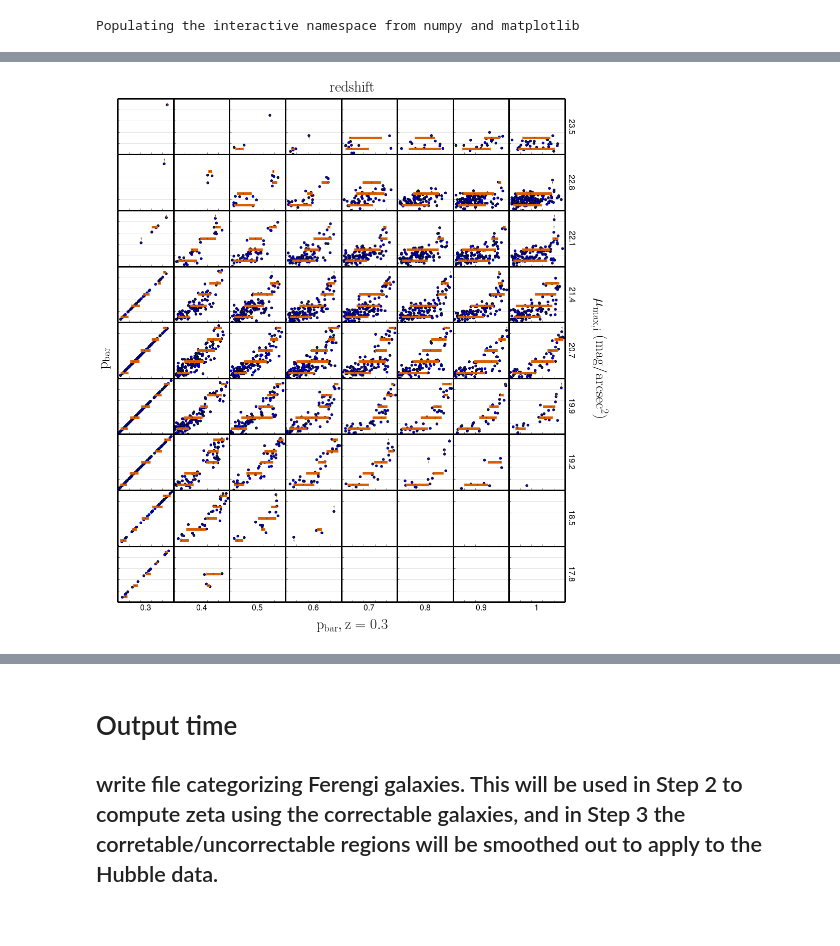
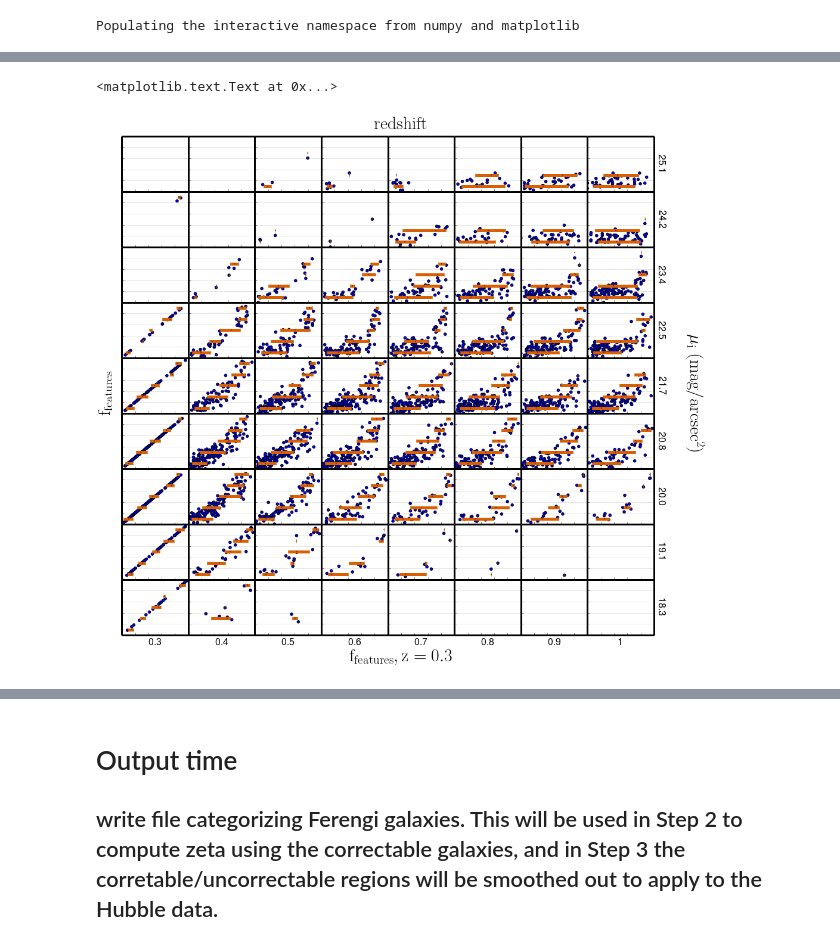
Before and after one commit to willettk/gzhubble, a Jupyter notebook: python/creating_debiased_catalog/STEP_1_p_features_thresholds_slope_method.ipynb, the cells around one changed output, grey strips where cells are left out. Saved outputs shown, nothing was run; the diff lists cells and outputs as text; code cells hidden in the pictures.

Commit message:
creating catalogs using surface brightness measured from sextractor parameters

```diff
--- a/python/creating_debiased_catalog/STEP_1_p_features_thresholds_slope_method.ipynb
+++ b/python/creating_debiased_catalog/STEP_1_p_features_thresholds_slope_method.ipynb
@@ -42,3 +50,14 @@ data = Table.read(ferengi_filename)
+# %%
+#Add new surface brightnesses to FERENGI table
+
+data = old_data.copy(copy_data=True)
+
+gz_sb = Table.Column(name='GZ_MU_I',length=len(data))
+data.add_columns([gz_sb])
+for gal in data:
+    gal['GZ_MU_I']=new_sb(gal['automag_i'],gal['r50'],gal['a_image'],gal['b_image'],0.03)
 # %%
 #Defining surface brightness bins
-yedges=np.linspace(np.min(data['mu_max_i']),np.max(data['mu_max_i']),10)
+SB = 'GZ_MU_I' #set which surface brightness to use
+yedges=np.linspace(np.min(data[SB]),np.max(data[SB]),10)
+yedges
@@ -70,7 +94,7 @@ for i,g in enumerate(galaxies):
             for row in data[this_gal][this_evo]:
                 for y in range(0,len(yedges)-1):
                     for j,hi_z in enumerate(reds):
-                        if round(row['sim_redshift'],2)==hi_z and row['mu_max_i'] > yedges[y] and row['mu_max_i'] < yedges[y+1]: #now look at high redshift data
+                        if round(row['sim_redshift'],2)==hi_z and row[SB] > yedges[y] and row[SB] < yedges[y+1]: #now look at high redshift data
                             scatter_dct[hi_z,yedges[y],'hi'].append(row[p_x]) # slap p_x in high list
                             scatter_dct[hi_z,yedges[y],'lo'].append(p_feat_at_3) # put z=0.3 value in low list
 # %%
@@ -107,6 +135,8 @@ for i in range(0,len(yedges)-1):
 y_label=y_label[::-1]
 for j,y in enumerate(yedge_int):
     for i,z in enumerate(reds):
+        if z==1 and y == 3:
+            plt.rcParams['axes.linewidth'] = 8 #embolden 1 square
         ax=plt.subplot(gs[j,i])
         xs=scatter_dct[z,yedges[y],'lo']
         ys=scatter_dct[z,yedges[y],'hi']
@@ -231,19 +261,20 @@ for j,y in enumerate(yedge_int):
 
         plt.tick_params(labelleft='off')
         plt.tick_params(top='off',right='off',labelbottom='off')
+        plt.rcParams['axes.linewidth'] = 3
 
 
         if j==8:
-            plt.xlabel('%s'%reds[i],fontsize=16)
+            plt.xlabel('%s'%reds[i],fontsize=34)
         if i==7:
             ax.yaxis.set_label_position("right")
-            plt.ylabel('%s'%str(y_label[j]).rjust(500),fontsize=16,rotation=270,labelpad=20)
+            plt.ylabel('%s'%str(round(y_label[j],1)).rjust(500),fontsize=34,rotation=270,labelpad=30)
 
-f.text(.78,.5,r'$\mathrm{\mu_{max,i}~(mag/arcsec^2)}$',rotation=270,fontsize=30,va='center')
-f.text(.45,.91,r'$\mathrm{redshift}$',fontsize=30,ha='center')
-f.text(.1,.5,r'$\mathrm{p_{features}}$',rotation=90,fontsize=30,va='center')
-f.text(.45,.08,r'$\mathrm{p_{features},z=0.3}$',fontsize=30,ha='center');
+fs = 55
+f.text(.78,.5,r'$\mathrm{\mu_{i}~(mag/arcsec^2)}$',rotation=270,fontsize=fs,va='center')
+f.text(.45,.91,r'$\mathrm{redshift}$',fontsize=fs,ha='center')
+f.text(.08,.5,r'$\mathrm{f_{features}}$',rotation=90,fontsize=fs,va='center')
+f.text(.45,.05,r'$\mathrm{f_{features},z=0.3}$',fontsize=fs,ha='center');
 
-plt.savefig('/home/mel/Dropbox/gzhubble/Images/p_vs_p_SB_redshift_slope_method.pdf')
 plt.savefig('../../writeup/figures/p_vs_p_SB_redshift.pdf')
 # %% [output]
@@ -252,7 +379,7 @@ plt.savefig('../../writeup/figures/p_vs_p_SB_redshift.pdf')
 #Here we'll compute the scatter in the points for different bins of measured p_values, so we can provide upper limits
 #on p_features for the difficult galaxies.
 
-f=figure(figsize=(20,18))
+f=figure(figsize=(20,15))
 #store range of spread of data in each bin
 interval_dct={}
 
@@ -303,36 +430,35 @@ for j,y in enumerate(yedge_int):
                 x_error_lo.append(np.percentile(this_dct[bin_bottom,bin_top],50) - np.percentile(this_dct[bin_bottom,bin_top],10))
 
             except IndexError:
                 x_error_lo.append(0)
             try:
               #  x_error_hi.append(np.percentile(this_dct[bin_bottom,bin_top],90) - p_features_means[b])
                 x_error_hi.append(np.percentile(this_dct[bin_bottom,bin_top],90) - np.percentile(this_dct[bin_bottom,bin_top],50))
 
             except IndexError:
                 x_error_hi.append(0)
             bin_centers.append((bin_top-bin_bottom)/2.+bin_bottom)
             try:
                 interval_dct[z,yedges[y]].append({'bin_bottom':bin_bottom,'bin_top':bin_top,'low_limit':np.percentile(this_dct[bin_bottom,bin_top],10),'hi_limit':np.percentile(this_dct[bin_bottom,bin_top],90)})
             except IndexError:
                 pass
         plt.errorbar(p_features_means,bin_centers,xerr=[x_error_lo,x_error_hi],fmt='o',c='#d95f02',markersize=1,elinewidth=5)
 
 
 
         plt.tick_params(labelleft='off')
         plt.tick_params(top='off',right='off',labelbottom='off')
 
         if j==8:
             plt.xlabel('%s'%reds[i],fontsize=16)
         if i==7:
             ax.yaxis.set_label_position("right")
             plt.ylabel('%s'%y_label[j],fontsize=16,rotation=270,labelpad=20)
 
-f.text(.78,.5,r'$\mathrm{\mu_{max,i}~(mag/arcsec^2)}$',rotation=270,fontsize=30,va='center')
+f.text(.78,.5,r'$\mathrm{\mu_{i}~(mag/arcsec^2)}$',rotation=270,fontsize=30,va='center')
 f.text(.45,.91,r'$\mathrm{redshift}$',fontsize=30,ha='center')
-f.text(.1,.5,r'$\mathrm{p_{bar}}$',rotation=90,fontsize=30,va='center')
-f.text(.45,.08,r'$\mathrm{p_{bar},z=0.3}$',fontsize=30,ha='center')
-
-plt.savefig('/home/mel/Dropbox/gzhubble/Images/low_hi_bins.pdf')
+f.text(.1,.5,r'$\mathrm{f_{features}}$',rotation=90,fontsize=30,va='center')
+f.text(.45,.08,r'$\mathrm{f_{features},z=0.3}$',fontsize=30,ha='center')
 # %% [output]
+<matplotlib.text.Text at 0x...>
-[figure, old version]
+[figure, new version]
```
Also changed, not shown: parts of 16 cells of this notebook, 4 other files.
